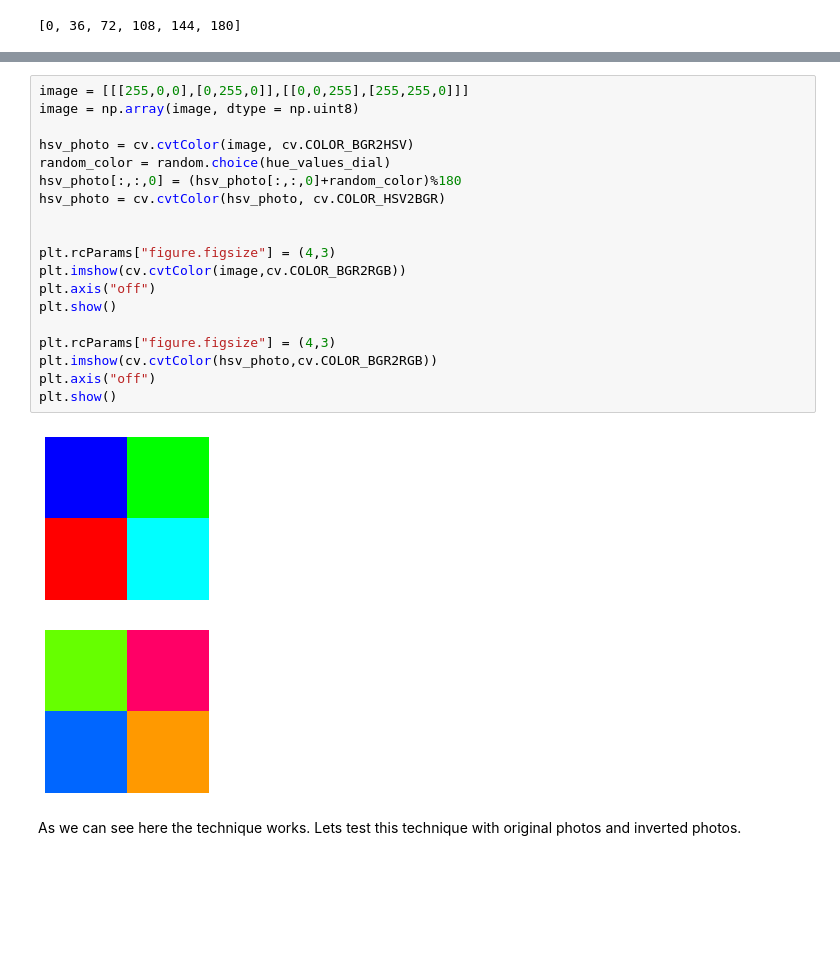
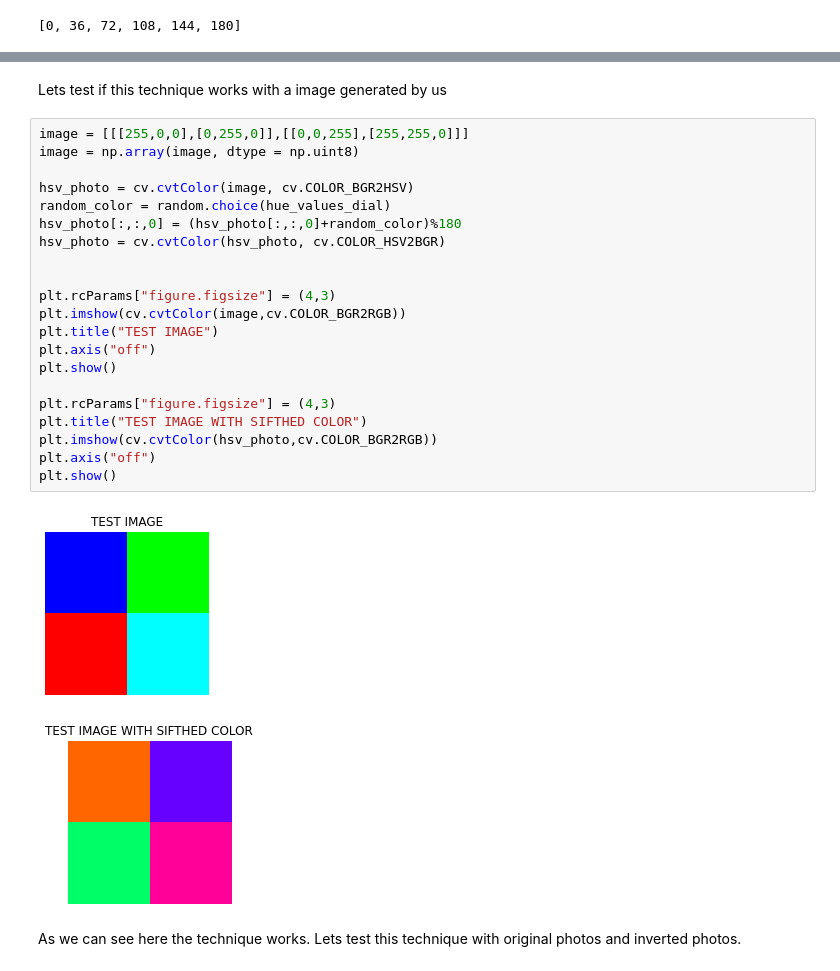
Before and after one commit to joseangeldelangel10/implementation_of_a_deep_learning_model, a Jupyter notebook: M_de_Retroalimentacion_DL.ipynb, the cells around one changed output, grey strips where cells are left out. Cells and saved outputs as stored; diff of their text form; blank space fills up the shorter version.

```diff
--- a/M_de_Retroalimentacion_DL.ipynb
+++ b/M_de_Retroalimentacion_DL.ipynb
@@ -221,25 +307,29 @@ Lets test if our technique works:
+# %% [markdown]
+Lets test if this technique works with a image generated by us
 # %%
 image = [[[255,0,0],[0,255,0]],[[0,0,255],[255,255,0]]]
 image = np.array(image, dtype = np.uint8)
 
 hsv_photo = cv.cvtColor(image, cv.COLOR_BGR2HSV)
 random_color = random.choice(hue_values_dial)
 hsv_photo[:,:,0] = (hsv_photo[:,:,0]+random_color)%180
 hsv_photo = cv.cvtColor(hsv_photo, cv.COLOR_HSV2BGR)
 
 
 plt.rcParams["figure.figsize"] = (4,3)
 plt.imshow(cv.cvtColor(image,cv.COLOR_BGR2RGB))
+plt.title("TEST IMAGE")
 plt.axis("off")
 plt.show()
 
 plt.rcParams["figure.figsize"] = (4,3)
+plt.title("TEST IMAGE WITH SIFTHED COLOR")
 plt.imshow(cv.cvtColor(hsv_photo,cv.COLOR_BGR2RGB))
 plt.axis("off")
 plt.show()
 # %% [output]
-[figure, old version]
+[figure, new version]
-[figure, old version]
+[figure, new version]
 # %% [markdown]
 As we can see here the technique works. Lets test this technique with original photos and inverted photos.
 # %%
```
Also changed, not shown: parts of 33 cells of this notebook.
